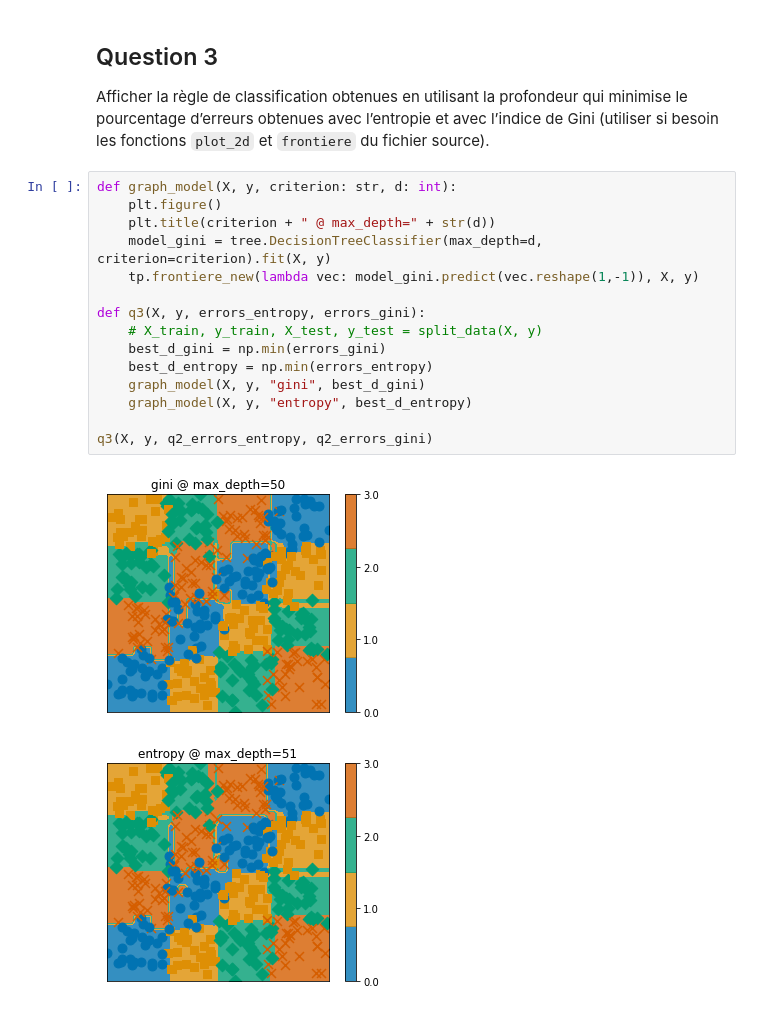
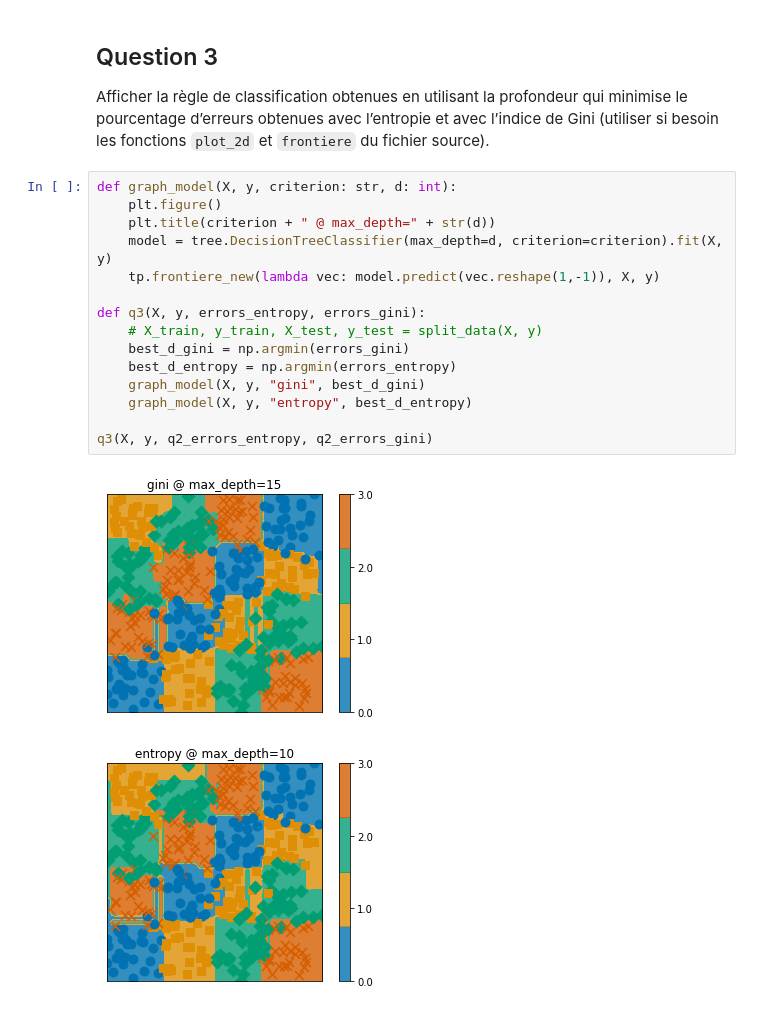
Before and after one commit to tbinetruy/Telecom-MDI-343, a Jupyter notebook: TP3/TP3.ipynb, the cells around one changed output. Saved outputs shown, nothing was run; the diff lists cells and outputs as text.

```diff
--- a/TP3/TP3.ipynb
+++ b/TP3/TP3.ipynb
@@ -139,18 +139,18 @@ Afficher la règle de classification obtenues en utilisant la profondeur qui min
 # %%
 def graph_model(X, y, criterion: str, d: int):
     plt.figure()
     plt.title(criterion + " @ max_depth=" + str(d))
-    model_gini = tree.DecisionTreeClassifier(max_depth=d, criterion=criterion).fit(X, y)
-    tp.frontiere_new(lambda vec: model_gini.predict(vec.reshape(1,-1)), X, y)
+    model = tree.DecisionTreeClassifier(max_depth=d, criterion=criterion).fit(X, y)
+    tp.frontiere_new(lambda vec: model.predict(vec.reshape(1,-1)), X, y)
 
 def q3(X, y, errors_entropy, errors_gini):
     # X_train, y_train, X_test, y_test = split_data(X, y)
-    best_d_gini = np.min(errors_gini)
-    best_d_entropy = np.min(errors_entropy)
+    best_d_gini = np.argmin(errors_gini)
+    best_d_entropy = np.argmin(errors_entropy)
     graph_model(X, y, "gini", best_d_gini)
     graph_model(X, y, "entropy", best_d_entropy)
 
 q3(X, y, q2_errors_entropy, q2_errors_gini)
 # %% [output]
-[figure, old version]
+[figure, new version]
-[figure, old version]
+[figure, new version]
```
Also changed, not shown: parts of 2 cells of this notebook.
